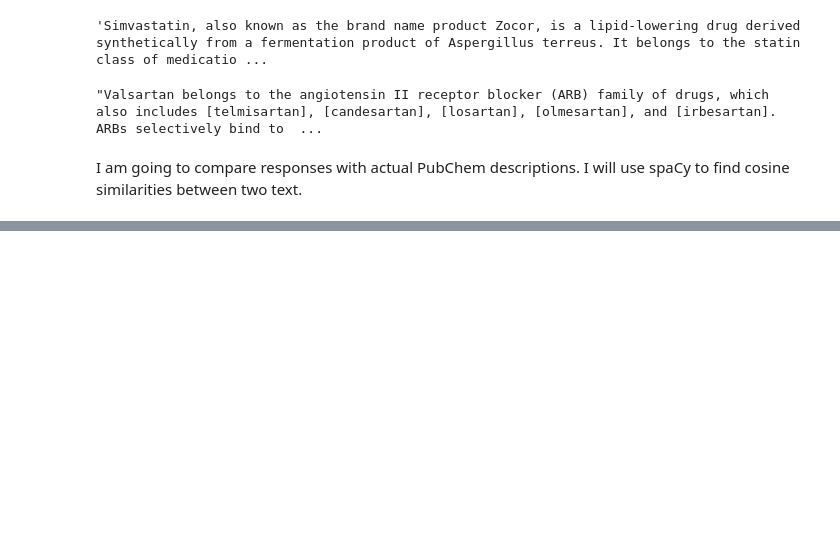
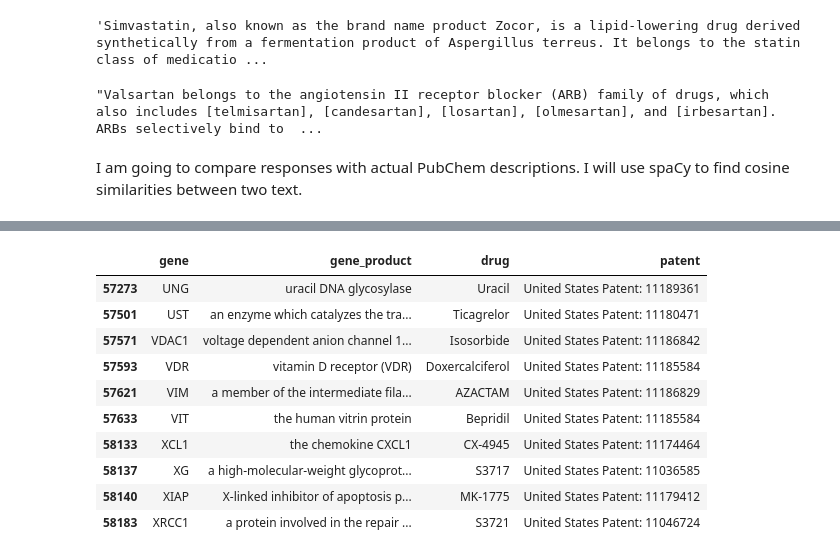
Before and after one commit to egemenpamukcu/ml-in-medicine, a Jupyter notebook: hw4/evaluating-gptj.ipynb, the cells around one changed output, grey strips where cells are left out. Saved outputs shown, nothing was run; the diff lists cells and outputs as text; code cells hidden in the pictures; blank space fills up the shorter version.

```diff
--- a/hw4/evaluating-gptj.ipynb
+++ b/hw4/evaluating-gptj.ipynb
@@ -215,0 +341,12 @@ dfs[0]
+# %%
+targets_df['drug'] = targets_df.prompt.apply(lambda x: x.split(' ')[0])
+associated_drugs = []
+for gene in tqdm(genes):
+    gene_target_idx = targets_df.response.str.contains(gene)
+    if gene_target_idx.sum() > 0:
+        gene_target_df = targets_df[gene_target_idx]
+        associated_drug = gene_target_df.reset_index(drop=True).iat[0, 3]
+    else:
+        associated_drug = None
+    associated_drugs.append(associated_drug)
+gene_products_df['drug'] = associated_drugs
@@ -215,0 +377,2 @@ dfs[0]
+# %%
+found_drugs = gene_products_df[(~gene_products_df.drug.isna()) & (~gene_products_df.gene_product.isna())].drug
@@ -215,0 +381,8 @@ dfs[0]
+# %%
+associated_patents = []
+for drug in tqdm(found_drugs):
+    try:
+        patent_result = bs(get_pto_results(drug)).find('title').string
+    except:
+       patent_result = None
+    associated_patents.append(patent_result)
@@ -215,0 +407,16 @@ dfs[0]
+# %%
+gene_products_df.loc[(~gene_products_df.drug.isna()) & (~gene_products_df.gene_product.isna()), 'patent'] = associated_patents
+# %%
+gene_products_df[~gene_products_df.patent.isna()].tail(10)
+# %% [output]
+|  | gene | gene_product | drug | patent |
+| 57273 | UNG | uracil DNA glycosylase | Uracil | United States Patent: 11189361 |
+| 57501 | UST | an enzyme which catalyzes the tra... | Ticagrelor | United States Patent: 11180471 |
+| 57571 | VDAC1 | voltage dependent anion channel 1... | Isosorbide | United States Patent: 11186842 |
+| 57593 | VDR | vitamin D receptor (VDR) | Doxercalciferol | United States Patent: 11185584 |
+| 57621 | VIM | a member of the intermediate fila... | AZACTAM | United States Patent: 11186829 |
+| 57633 | VIT | the human vitrin protein | Bepridil | United States Patent: 11185584 |
+| 58133 | XCL1 | the chemokine CXCL1 | CX-4945 | United States Patent: 11174464 |
+| 58137 | XG | a high-molecular-weight glycoprot... | S3717 | United States Patent: 11036585 |
+| 58140 | XIAP | X-linked inhibitor of apoptosis p... | MK-1775 | United States Patent: 11179412 |
+| 58183 | XRCC1 | a protein involved in the repair ... | S3721 | United States Patent: 11046724 |
```
Also changed, not shown: parts of 26 cells of this notebook.
